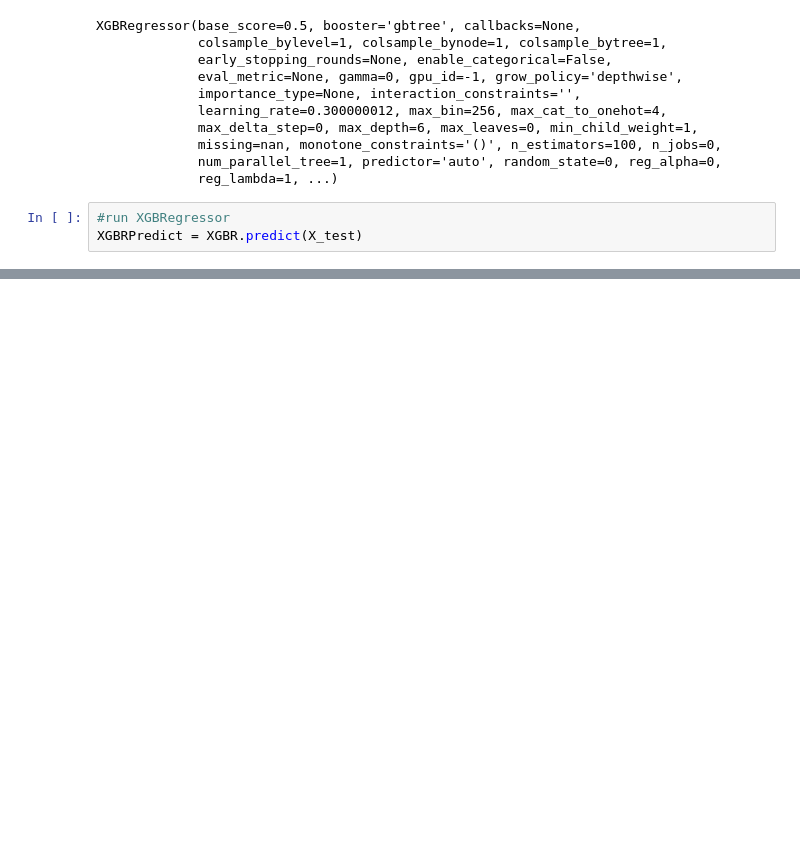
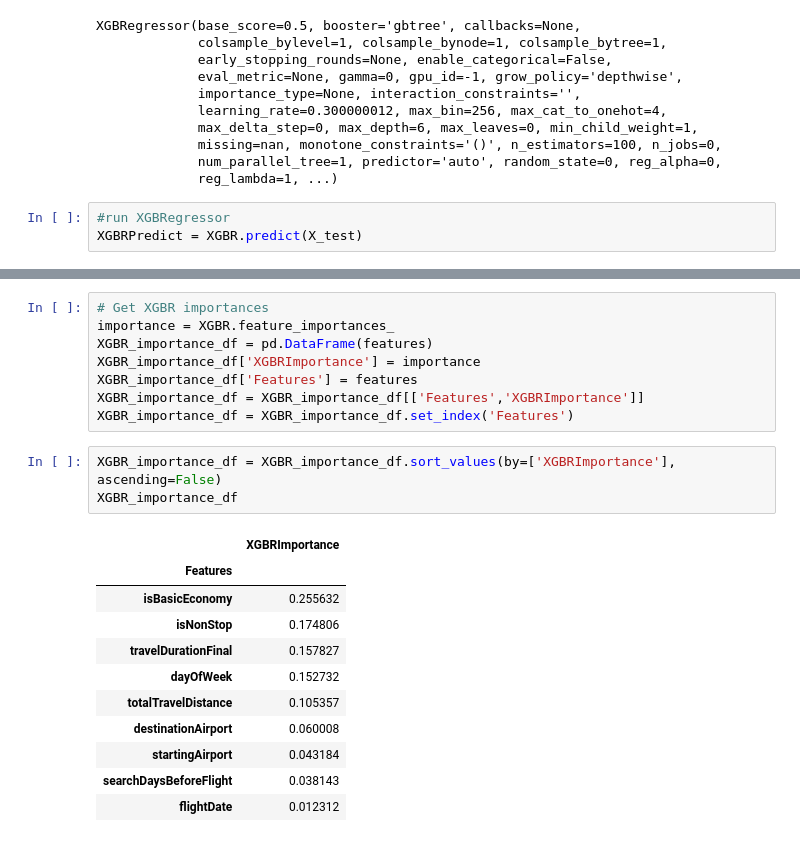
Before and after one commit to TurnerE8/Flight-Price-Predictor, a Jupyter notebook: Machine Learning/Machine_Learning.ipynb, the cells around one changed output, grey strips where cells are left out. Cells and saved outputs as stored; diff of their text form; blank space fills up the shorter version.

```diff
--- a/Machine Learning/Machine_Learning.ipynb
+++ b/Machine Learning/Machine_Learning.ipynb
@@ -272,0 +313,23 @@ root_mean_squared error of:  216.80220502913593
+# %%
+# Get XGBR importances
+importance = XGBR.feature_importances_
+XGBR_importance_df = pd.DataFrame(features)
+XGBR_importance_df['XGBRImportance'] = importance
+XGBR_importance_df['Features'] = features
+XGBR_importance_df = XGBR_importance_df[['Features','XGBRImportance']]
+XGBR_importance_df = XGBR_importance_df.set_index('Features')
+# %%
+XGBR_importance_df = XGBR_importance_df.sort_values(by=['XGBRImportance'], ascending=False)
+XGBR_importance_df
+# %% [output]
+|  | XGBRImportance |
+| Features |  |
+| isBasicEconomy | 0.255632 |
+| isNonStop | 0.174806 |
+| travelDurationFinal | 0.157827 |
+| dayOfWeek | 0.152732 |
+| totalTravelDistance | 0.105357 |
+| destinationAirport | 0.060008 |
+| startingAirport | 0.043184 |
+| searchDaysBeforeFlight | 0.038143 |
+| flightDate | 0.012312 |
```
Also changed, not shown: parts of 9 cells of this notebook, 3 other files.
